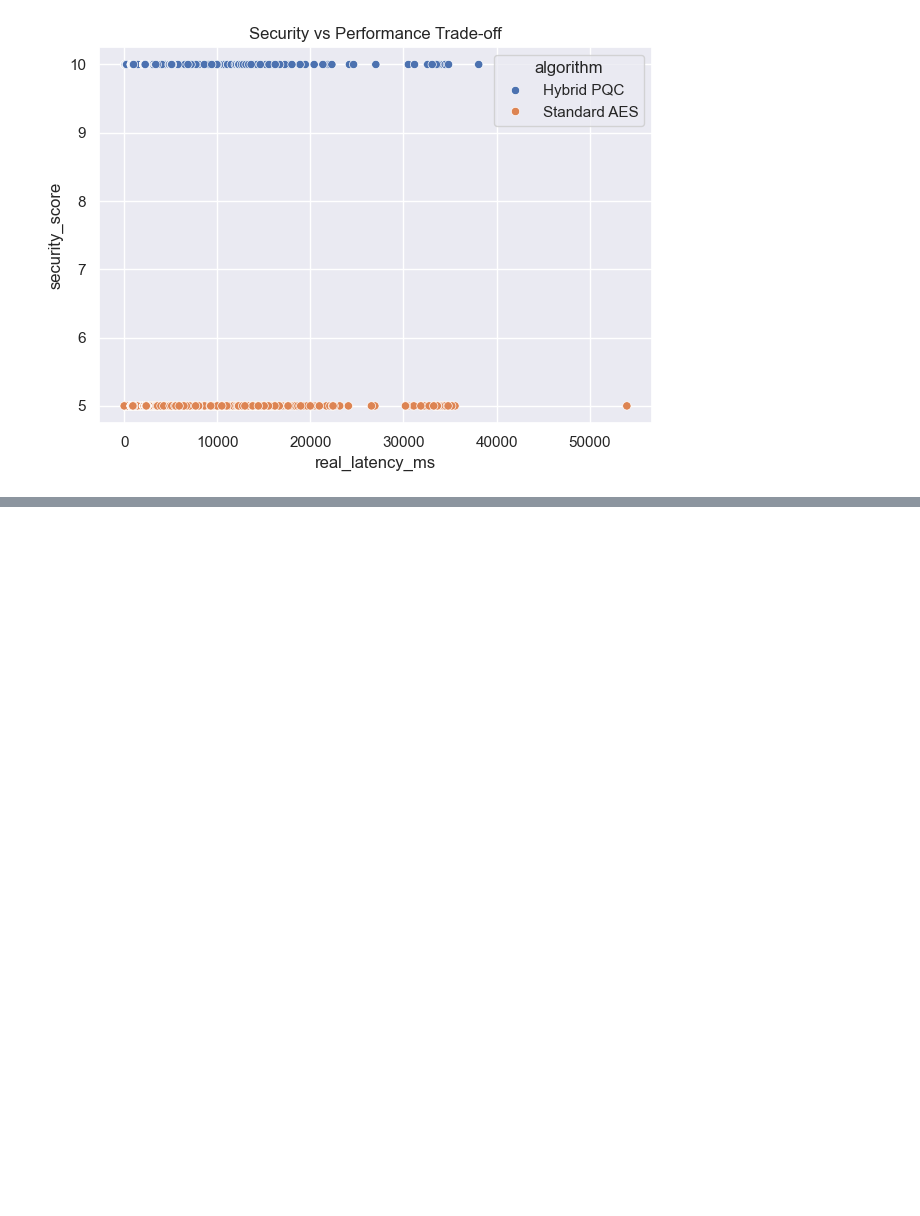
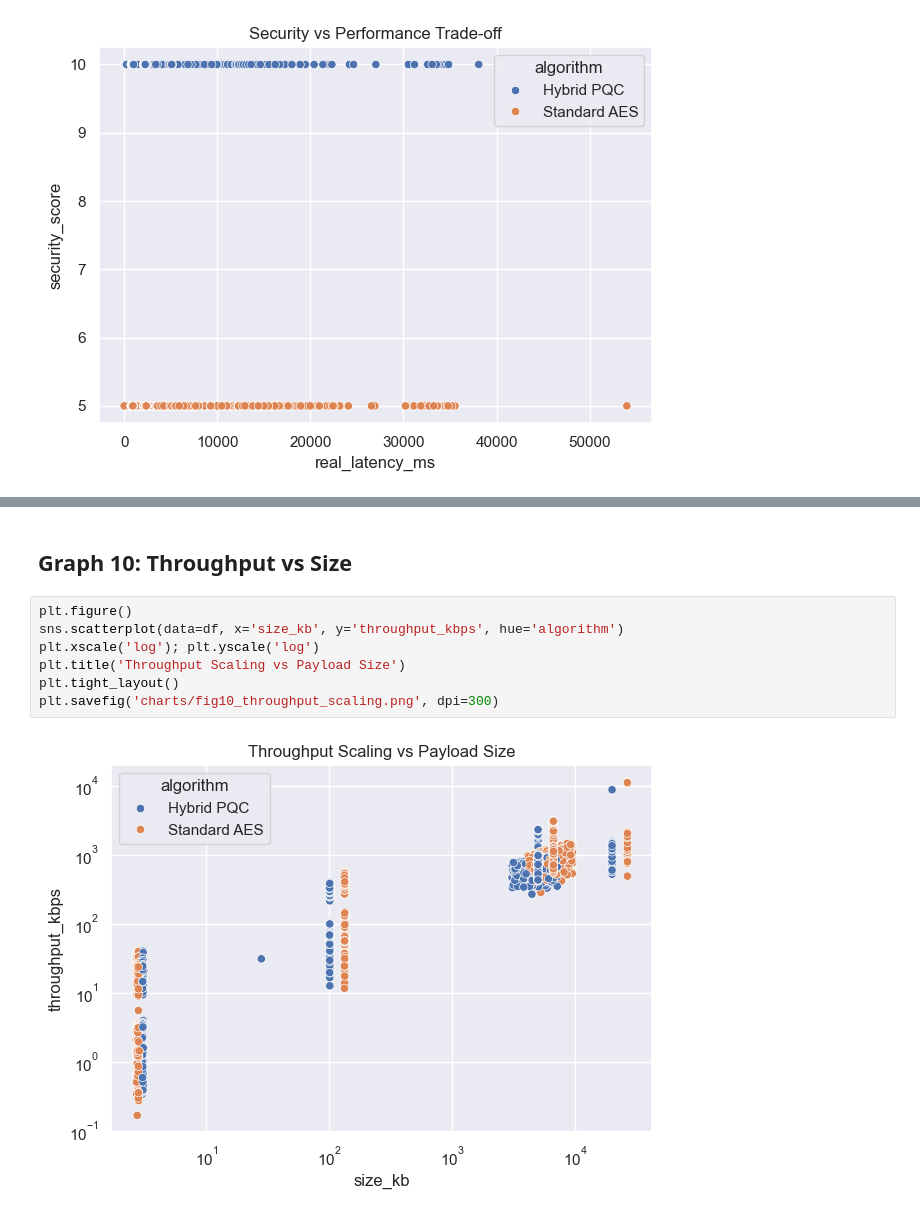
Before and after one commit to PrateekRaj8125/Smart-PQC-Gateway, a Jupyter notebook: output/generate_output.ipynb, the cells around one changed output, grey strips where cells are left out. Drawn from its saved outputs; the diff is of its cells as text; blank space fills up the shorter version.

```diff
--- a/output/generate_output.ipynb
+++ b/output/generate_output.ipynb
@@ -182,0 +244,11 @@ plt.show()
+# %% [markdown]
+## Graph 10: Throughput vs Size
+# %%
+plt.figure()
+sns.scatterplot(data=df, x='size_kb', y='throughput_kbps', hue='algorithm')
+plt.xscale('log'); plt.yscale('log')
+plt.title('Throughput Scaling vs Payload Size')
+plt.tight_layout()
+plt.savefig('charts/fig10_throughput_scaling.png', dpi=300)
+# %% [output]
+[figure, added]
```
Also changed, not shown: parts of 12 cells of this notebook, 8 other files.
